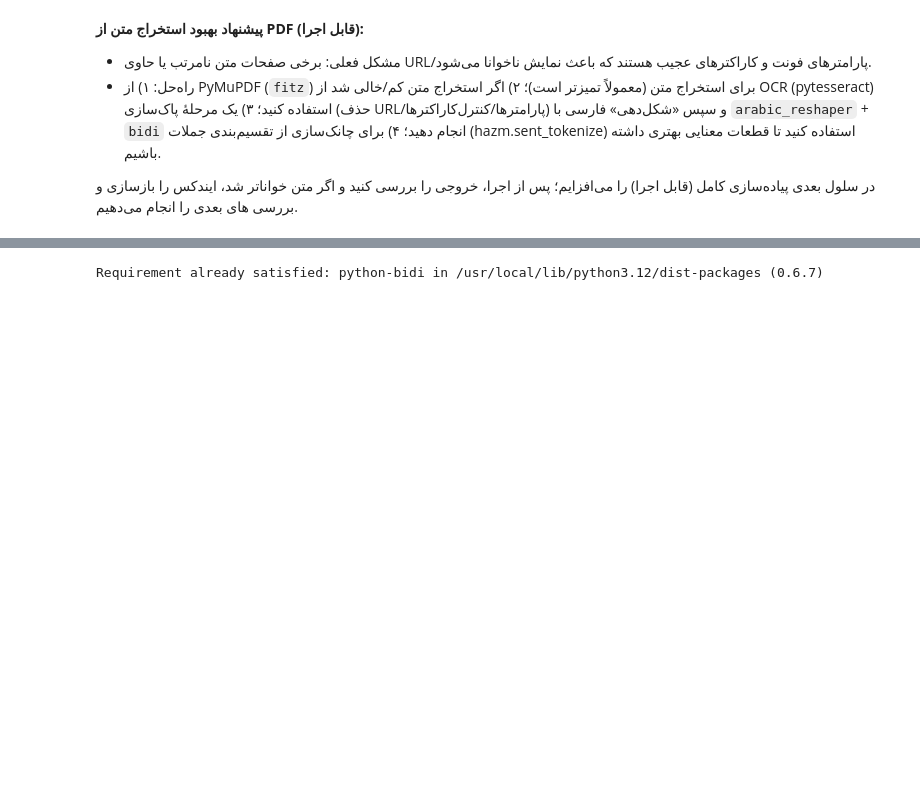
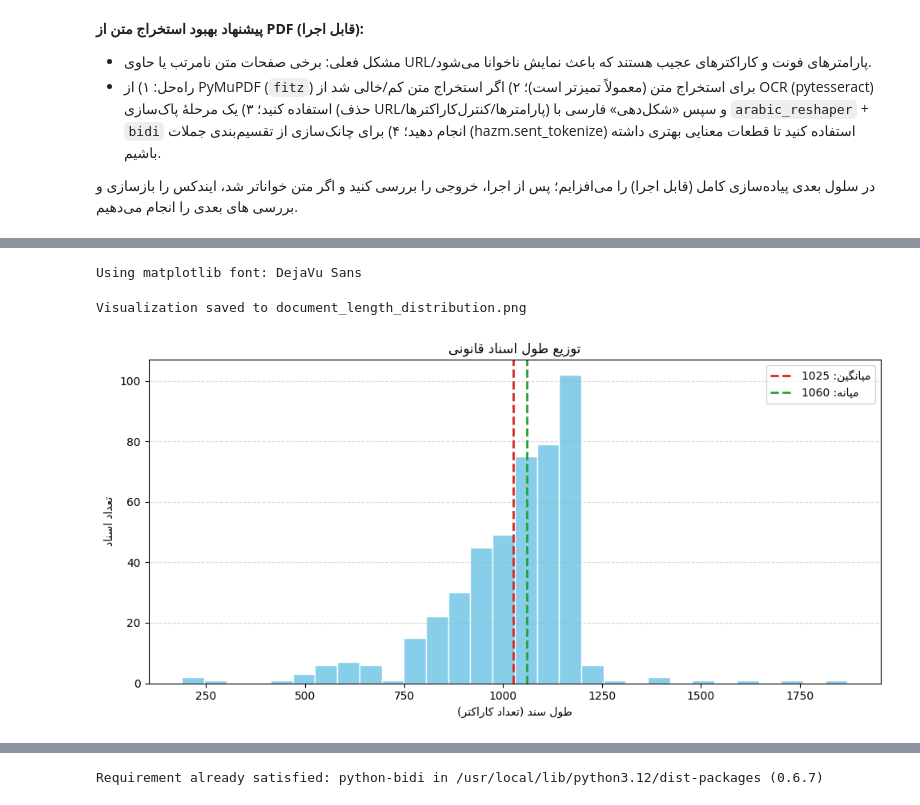
Before and after one commit to tahamajs/Natural-Language-Processing-Projects, a Jupyter notebook: NLP_UT/CA5/answers/Q1/NLP_HW5_Q1.ipynb, the cells around one changed output, grey strips where cells are left out. Drawn from its saved outputs; the diff is of its cells as text; code cells hidden in the pictures; blank space fills up the shorter version.

```diff
--- a/NLP_UT/CA5/answers/Q1/NLP_HW5_Q1.ipynb
+++ b/NLP_UT/CA5/answers/Q1/NLP_HW5_Q1.ipynb
@@ -654,3 +720,56 @@ WARNING:matplotlib.font_manager:findfont: Font family 'Tahoma' not found.
+# %%
+# Matplotlib font fallback (avoid noisy "Tahoma not found" warnings on macOS/Linux)
+import matplotlib.pyplot as plt
+from matplotlib import font_manager as fm
+
+# Prefer fonts that commonly exist; Matplotlib will pick the first available.
+preferred_fonts = [
+    "DejaVu Sans",      # ships with Matplotlib
+    "Arial",            # often on macOS
+    "Helvetica",        # often on macOS
+    "Noto Naskh Arabic",
+    "Noto Sans Arabic",
+    "Tahoma",           # keep as last-resort if present
+    "sans-serif",
+ ]
+
+available = {f.name for f in fm.fontManager.ttflist}
+chosen = next((name for name in preferred_fonts if name in available), "DejaVu Sans")
+plt.rcParams["font.family"] = chosen
+print(f"Using matplotlib font: {chosen}")
+# %% [output]
+Using matplotlib font: DejaVu Sans
+# %%
+df_metadata = pd.DataFrame(metadata).sort_values(by='length', ascending=False)
+
+# Helper to render Persian/RTL correctly in Matplotlib (best-effort)
+def rtl(s: str) -> str:
+    try:
+        import arabic_reshaper
+        from bidi.algorithm import get_display
+        return get_display(arabic_reshaper.reshape(str(s)))
+    except Exception:
+        return str(s)
+
+lengths = df_metadata['length'].to_numpy()
+mean_len = float(lengths.mean()) if len(lengths) else 0.0
+median_len = float(pd.Series(lengths).median()) if len(lengths) else 0.0
+
+plt.figure(figsize=(10, 5))
+plt.hist(lengths, bins=30, color='skyblue', edgecolor='white')
+plt.axvline(mean_len, color='tab:red', linestyle='--', linewidth=2, label=rtl(f"میانگین: {mean_len:.0f}"))
+plt.axvline(median_len, color='tab:green', linestyle='--', linewidth=2, label=rtl(f"میانه: {median_len:.0f}"))
+plt.xlabel(rtl('طول سند (تعداد کاراکتر)'))
+plt.ylabel(rtl('تعداد اسناد'))
+plt.title(rtl('توزیع طول اسناد قانونی'))
+plt.grid(axis='y', linestyle='--', alpha=0.5)
+plt.legend()
+plt.tight_layout()
+plt.savefig("document_length_distribution.png", dpi=200)
+print("Visualization saved to document_length_distribution.png")
+# %% [output]
+Visualization saved to document_length_distribution.png
+[figure, added]
 # %%
 # نمایش بخشی از متن اولین سند
 sample_text = docs[0][100:200]
```
Also changed, not shown: parts of 40 cells of this notebook, 1 other file.
